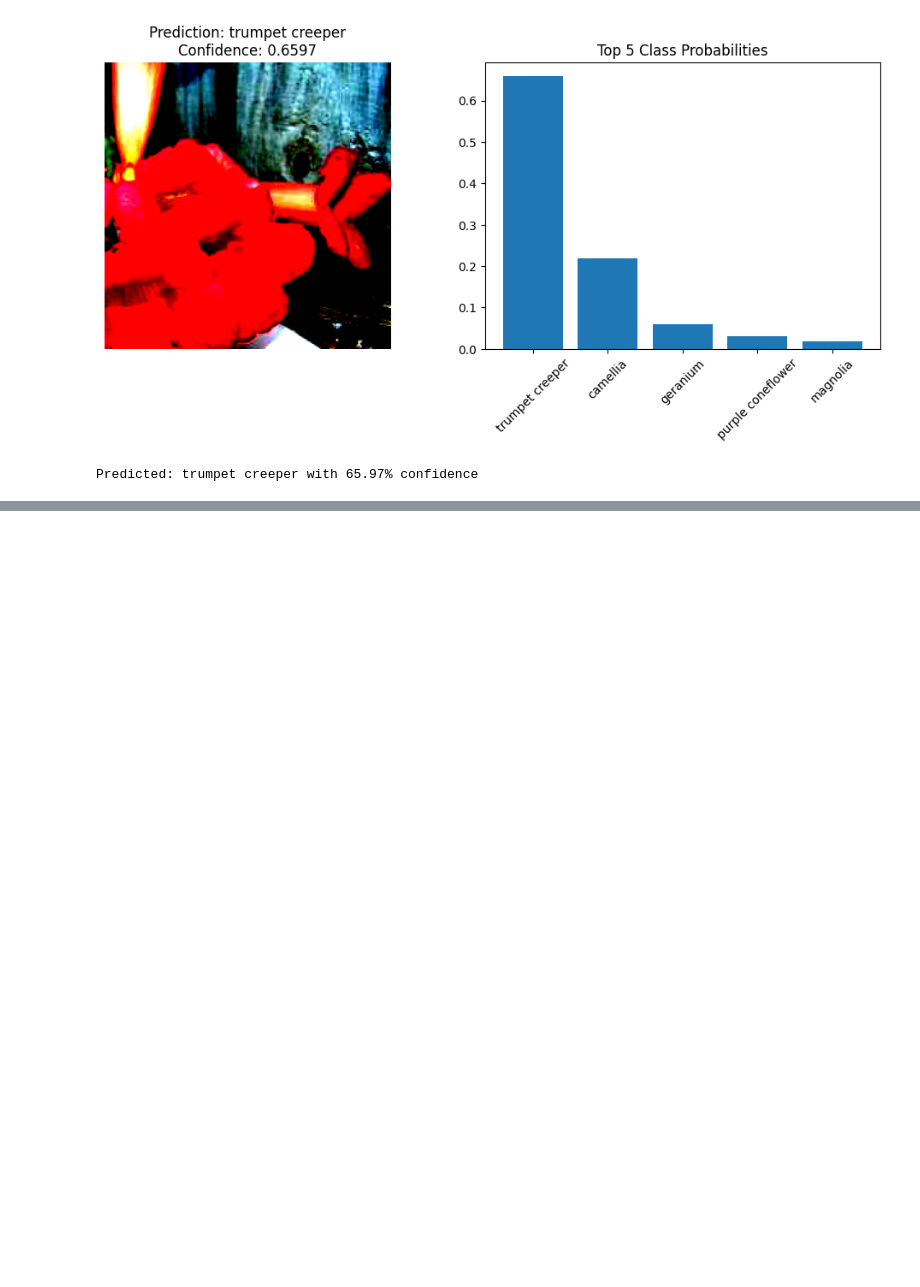
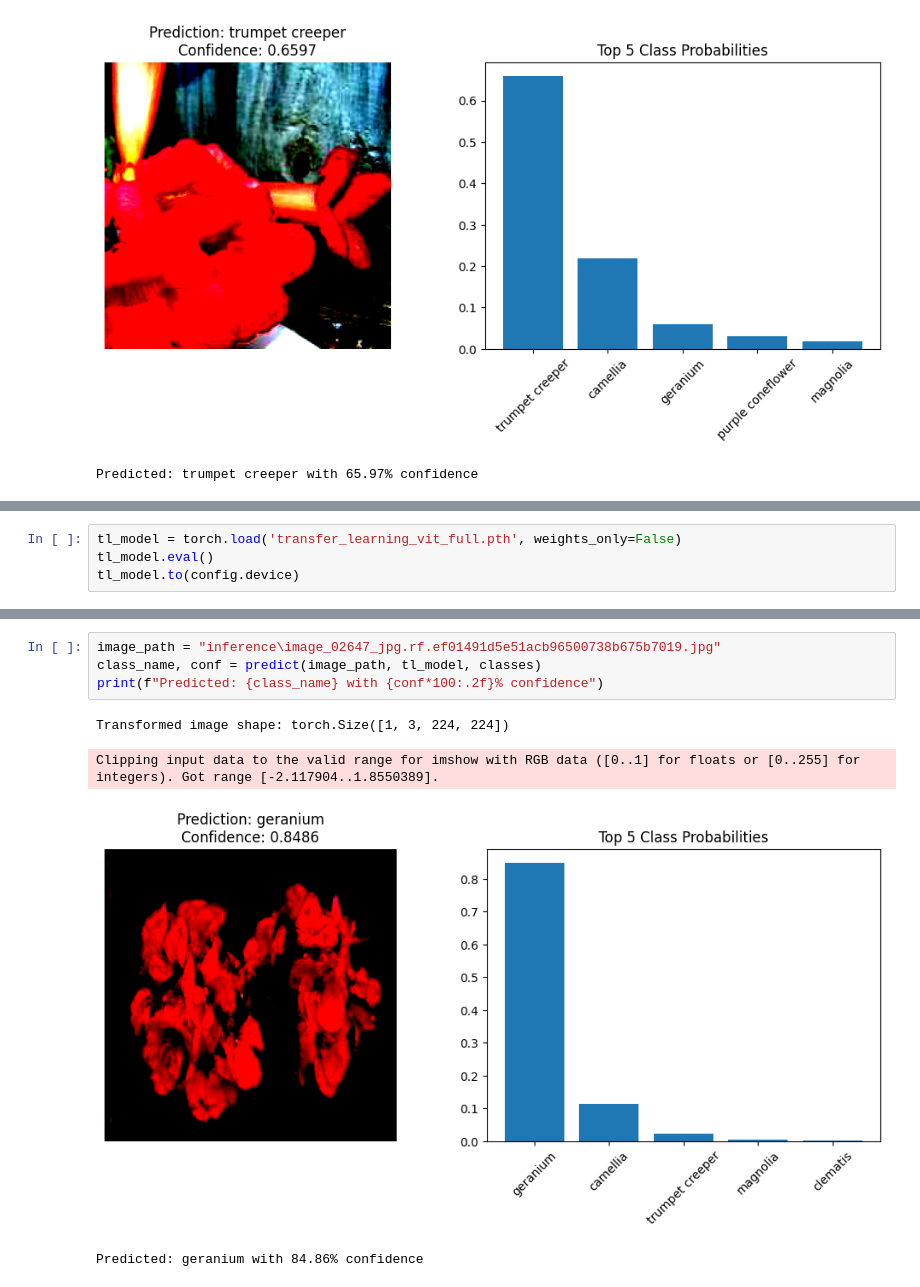
Before and after one commit to priyanthan07/build-vision-transformer-from-scratch, a Jupyter notebook: inference.ipynb, the cells around one changed output, grey strips where cells are left out. Cells and saved outputs as stored; diff of their text form; blank space fills up the shorter version.

```diff
--- a/inference.ipynb
+++ b/inference.ipynb
@@ -266,0 +269,4 @@ Predicted: trumpet creeper with 65.97% confidence
+# %%
+tl_model = torch.load('transfer_learning_vit_full.pth', weights_only=False)
+tl_model.eval()
+tl_model.to(config.device)
@@ -266,0 +291,9 @@ Predicted: trumpet creeper with 65.97% confidence
+# %%
+image_path = "inference\image_02647_jpg.rf.ef01491d5e51acb96500738b675b7019.jpg"
+class_name, conf = predict(image_path, tl_model, classes)
+print(f"Predicted: {class_name} with {conf*100:.2f}% confidence")
+# %% [output]
+Transformed image shape: torch.Size([1, 3, 224, 224])
+Clipping input data to the valid range for imshow with RGB data ([0..1] for floats or [0..255] for integers). Got range [-2.117904..1.8550389].
+[figure, added]
+Predicted: geranium with 84.86% confidence
```
Also changed, not shown: parts of 4 cells of this notebook, 2 other files.
